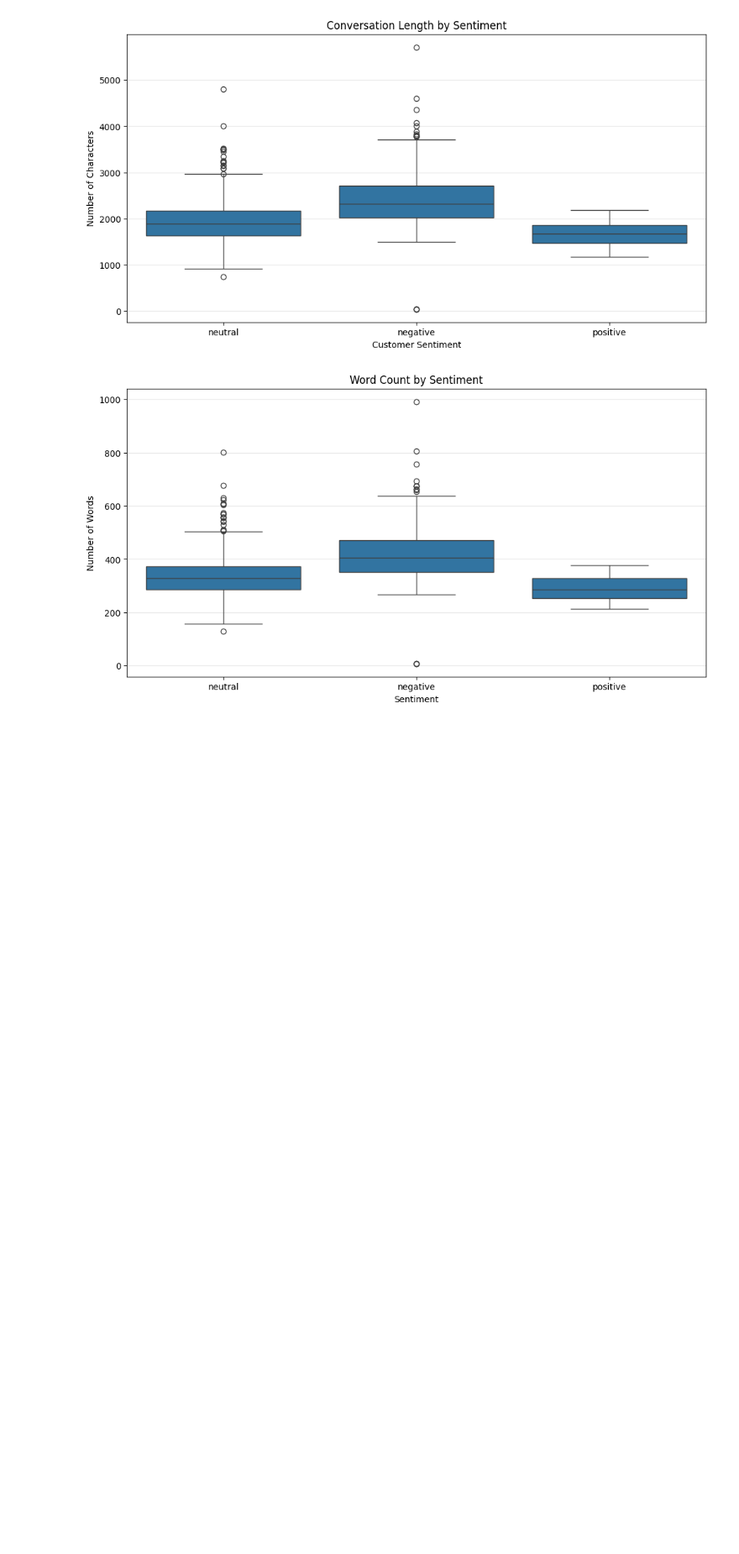
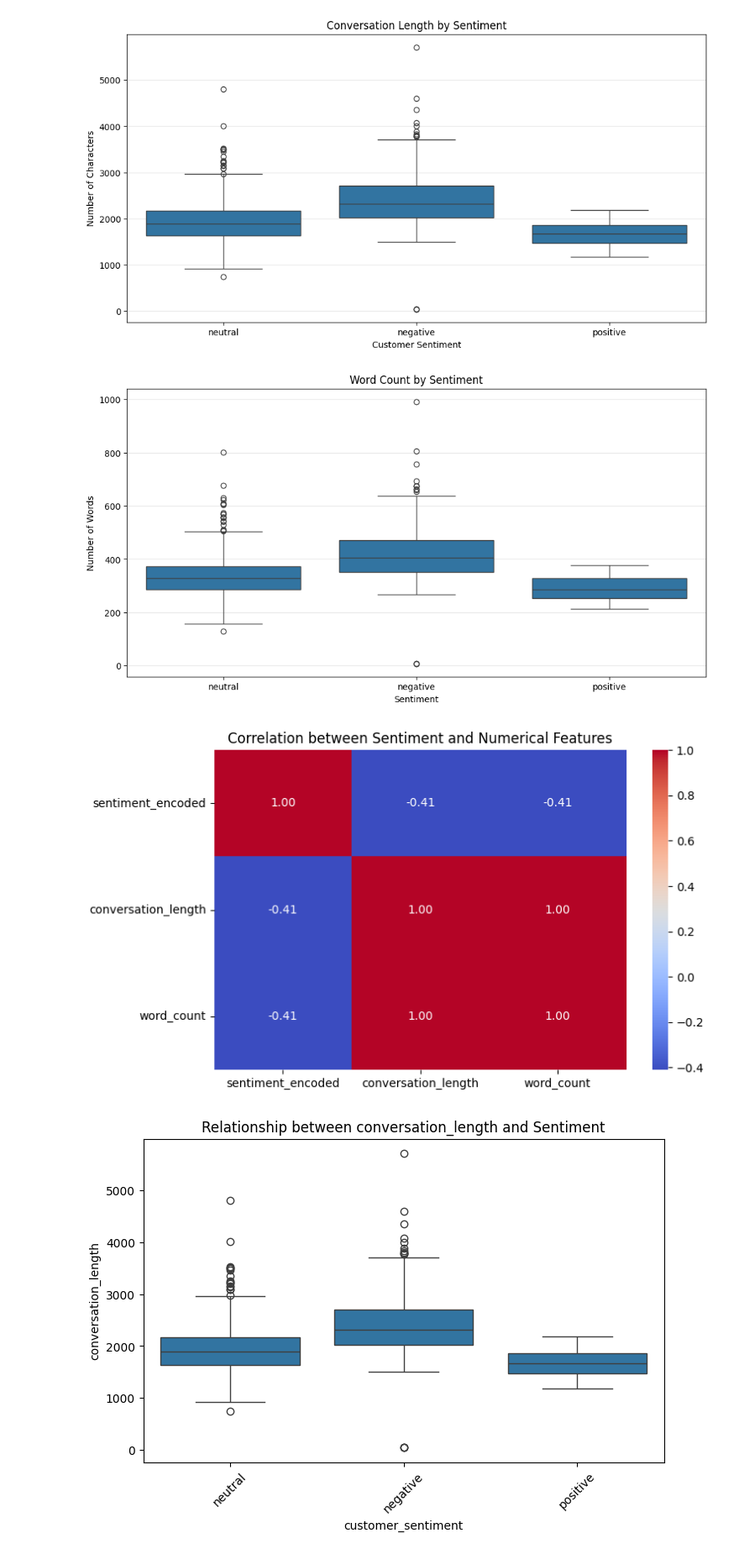
Before and after one commit to adigew/DI725-transformer-sentiment-analysis, a Jupyter notebook: 01_exploratory_data_analysis.ipynb, the cells around one changed output. Shown at 84% size. Saved outputs shown, nothing was run; the diff lists cells and outputs as text; code cells hidden in the pictures; blank space fills up the shorter version.

```diff
--- a/01_exploratory_data_analysis.ipynb
+++ b/01_exploratory_data_analysis.ipynb
@@ -143,3 +143,40 @@ plt.show()
 # git push origin main
 # %% [output]
 [figure]
+# %%
+import seaborn as sns
+import matplotlib.pyplot as plt
+
+# Step 1: Encode Sentiment as Numeric
+train_df['sentiment_encoded'] = train_df['customer_sentiment'].astype('category').cat.codes
+
+# Step 2: Compute Correlation Matrix (for Numerical Features)
+plt.figure(figsize=(8, 5))
+correlation_matrix = train_df[['sentiment_encoded', 'conversation_length', 'word_count']].corr()
+sns.heatmap(correlation_matrix, annot=True, cmap='coolwarm', fmt=".2f")
+plt.title('Correlation between Sentiment and Numerical Features')
+plt.show()
+
+# Step 3: Box Plots - Sentiment vs. Numerical Features
+for column in ['conversation_length', 'word_count']:
+    plt.figure(figsize=(8, 5))
+    sns.boxplot(x=train_df['customer_sentiment'], y=train_df[column])
+    plt.title(f'Relationship between {column} and Sentiment')
+    plt.xticks(rotation=45)
+    plt.show()
+
+# Step 4: Count Plots - Sentiment vs. Categorical Features
+categorical_features = [
+    'issue_area', 'issue_category', 'issue_sub_category', 'issue_category_sub_category',
+    'product_category', 'product_sub_category', 'issue_complexity', 'agent_experience_level'
+]
+
+for column in categorical_features:
+    plt.figure(figsize=(10, 5))
+    sns.countplot(x=train_df[column], hue=train_df['customer_sentiment'])
+    plt.title(f'Distribution of {column} by Sentiment')
+    plt.xticks(rotation=45)
+    plt.show()
+# %% [output]
+[figure, added]
+[figure, added]
```
Also changed, not shown: parts of 1 cell of this notebook.
